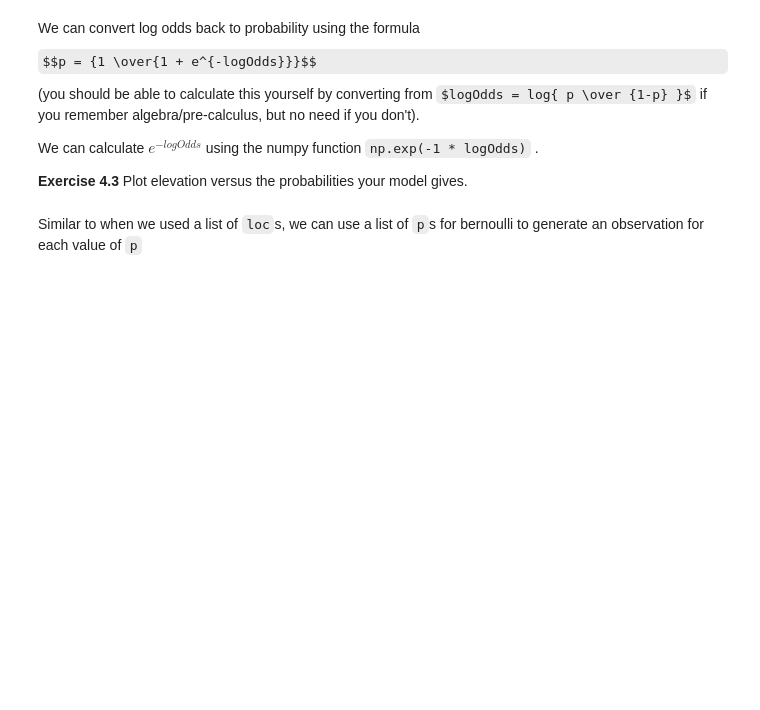
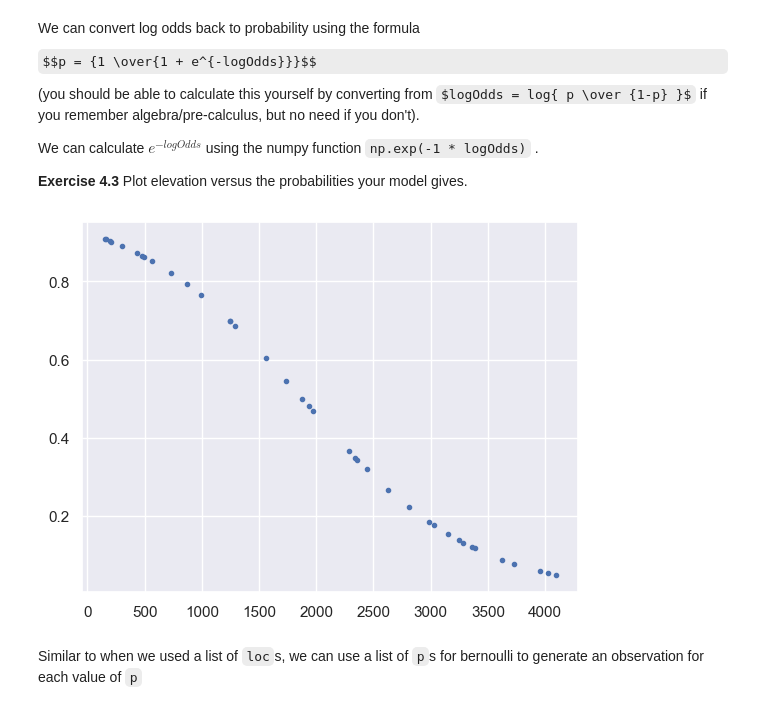
Before and after one commit to sam-delap/ds4bio, a Jupyter notebook: InClass/21_Nov30_logistic_regression.ipynb, the cells around one changed output. Drawn from its saved outputs; the diff is of its cells as text; code cells hidden in the pictures; some formulas as TeX source; blank space fills up the shorter version.

```diff
--- a/InClass/21_Nov30_logistic_regression.ipynb
+++ b/InClass/21_Nov30_logistic_regression.ipynb
@@ -141,6 +193,12 @@ We can convert log odds back to probability using the formula $$p = {1 \over{1 +
 We can calculate $e^{-logOdds}$ using the numpy function `np.exp(-1 * logOdds)` .
 
 **Exercise 4.3** Plot elevation versus the probabilities your model gives.
+# %%
+prob = 1/(1 + np.exp(-1 * predicted_odds))
+plt.plot(sites['Elevation'], prob,'.')
+plt.show()
+# %% [output]
+[figure, added]
 # %% [markdown]
 Similar to when we used a list of `loc`s, we can use a list of `p`s for bernoulli to generate an observation for each value of `p`
 # %%
```
Also changed, not shown: parts of 5 cells of this notebook.
